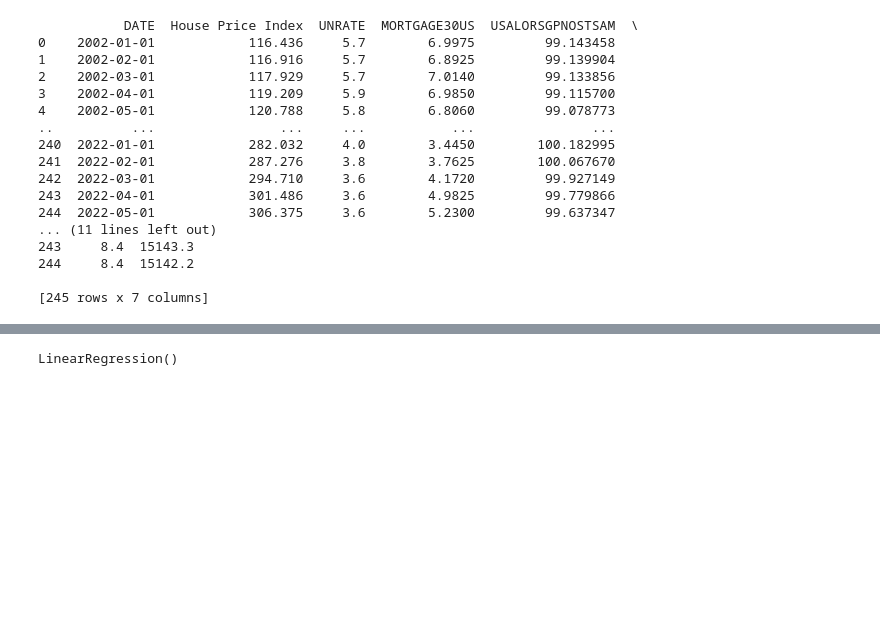
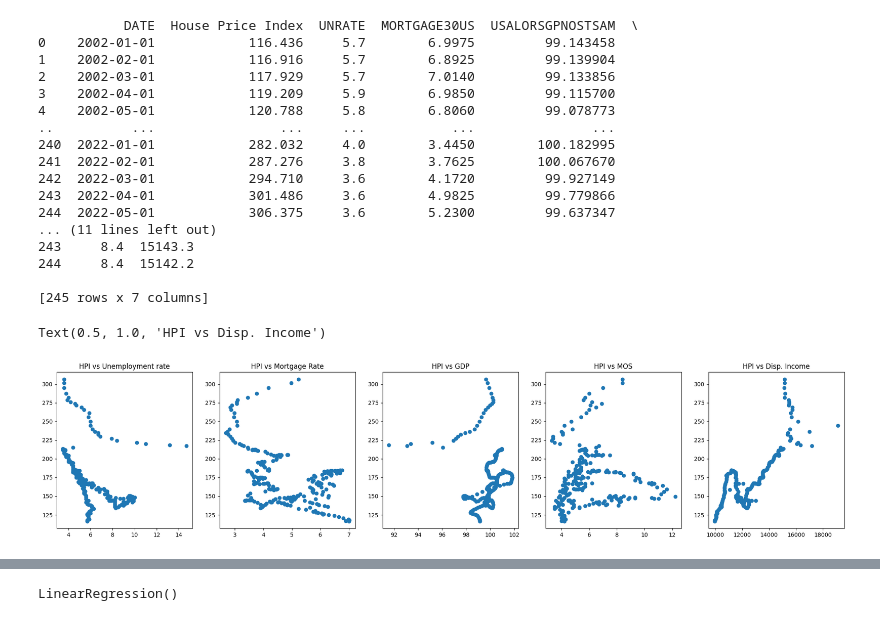
Before and after one commit to aayush7901/Home-LLC-assignment, a Jupyter notebook: Hoom.ipynb, the cells around one changed output, grey strips where cells are left out. Saved outputs shown, nothing was run; the diff lists cells and outputs as text; code cells hidden in the pictures; blank space fills up the shorter version.

```diff
--- a/Hoom.ipynb
+++ b/Hoom.ipynb
@@ -177,3 +172,18 @@ print(new_df)
 244     8.4  15142.2
 
 [245 rows x 7 columns]
+# %%
+fig, axs = plt.subplots(1,5, figsize=(25, 5))
+axs[0].scatter(new_df['UNRATE'],new_df['House Price Index'])
+axs[0].set_title('HPI vs Unemployment rate')
+axs[1].scatter(new_df['MORTGAGE30US'],new_df['House Price Index'])
+axs[1].set_title('HPI vs Mortgage Rate')
+axs[2].scatter(new_df['USALORSGPNOSTSAM'],new_df['House Price Index'])
+axs[2].set_title('HPI vs GDP')
+axs[3].scatter(new_df['MSACSR'],new_df['House Price Index'])
+axs[3].set_title('HPI vs MOS')
+axs[4].scatter(new_df['DSPIC96'],new_df['House Price Index'])
+axs[4].set_title('HPI vs Disp. Income')
+# %% [output]
+Text(0.5, 1.0, 'HPI vs Disp. Income')
+[figure, added]
```
Also changed, not shown: parts of 8 cells of this notebook.
